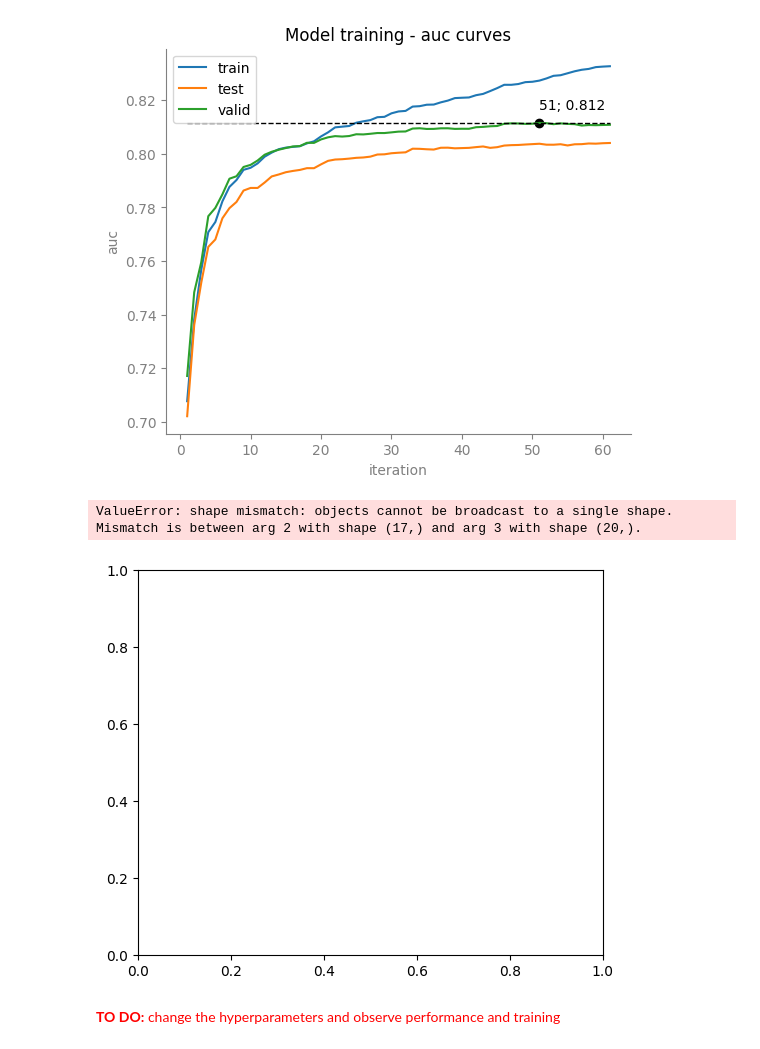
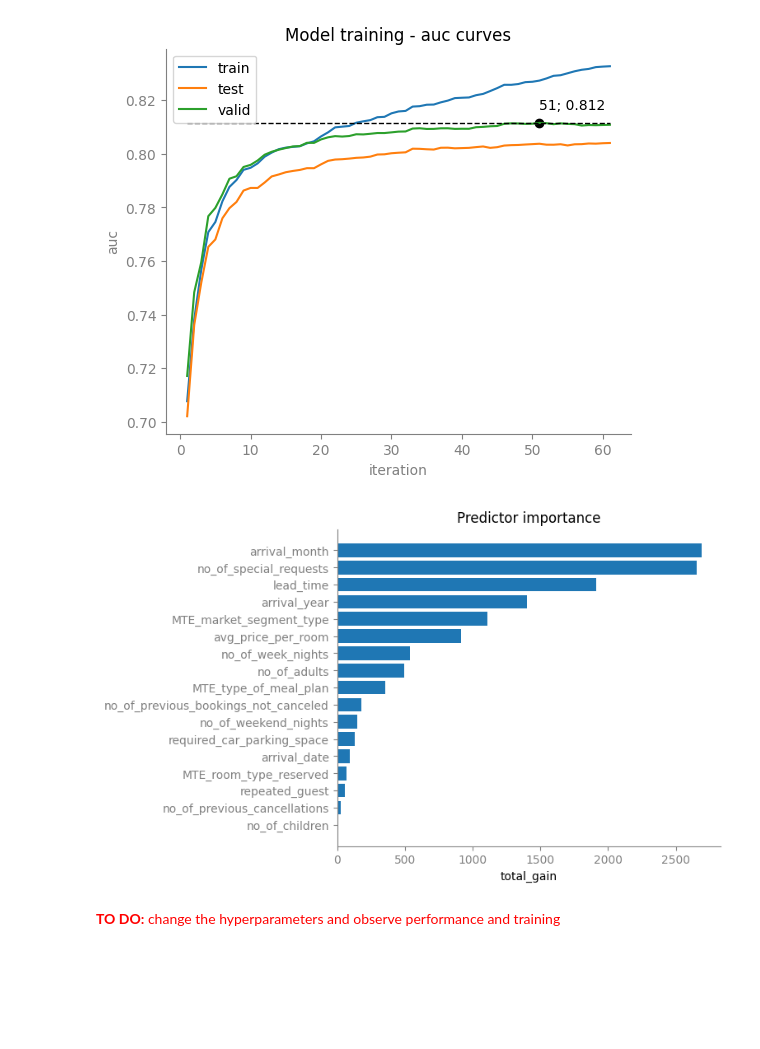
Before and after one commit to ancabenca/ds2-hw, a Jupyter notebook: Assigment1_Vojta/xgboost- modelBuilding.ipynb, the cells around one changed output. Drawn from its saved outputs; the diff is of its cells as text; code cells hidden in the pictures; blank space fills up the shorter version.

Commit message:
Oprava Predictor importance obrázku

```diff
--- a/Assigment1_Vojta/xgboost- modelBuilding.ipynb
+++ b/Assigment1_Vojta/xgboost- modelBuilding.ipynb
@@ -387,29 +387,28 @@ ax.tick_params(axis='x', colors='gray')
 # %%
 importance_type = 'total_gain'
 
 predictor_strength = sorted([(k, v) for k,v in booster.get_score(importance_type = importance_type).items()], key = lambda x: x[1], reverse = True)
 predictor_strength = pd.DataFrame(predictor_strength, columns = ['predictor', 'strength'])
 
 fig = plt.figure(figsize=(6,5))
 
-n_strongest = 20
-plt.barh(range(n_strongest, 0, -1), predictor_strength['strength'].iloc[0:20])
-plt.yticks(range(n_strongest, 0, -1), predictor_strength['predictor'].iloc[0:20])
+n_strongest = 17
+plt.barh(range(n_strongest, 0, -1), predictor_strength['strength'].iloc[0:17])
+plt.yticks(range(n_strongest, 0, -1), predictor_strength['predictor'].iloc[0:17])
 plt.xlabel(importance_type)
 plt.title('Predictor importance')
 
 ax = plt.gca()
 ax.spines['right'].set_visible(False)
 ax.spines['top'].set_visible(False)
 ax.spines['left'].set_color('gray')
 ax.spines['bottom'].set_color('gray')
 ax.tick_params(axis='y', colors='gray')
 ax.tick_params(axis='x', colors='gray')
 
 plt.show()
 # %% [output]
-ValueError: shape mismatch: objects cannot be broadcast to a single shape.  Mismatch is between arg 2 with shape (17,) and arg 3 with shape (20,).
-[figure, old version]
+[figure, new version]
 # %% [markdown]
 <span style="color:red">**TO DO:** change the hyperparameters and observe performance and training</span>
 # %% [markdown]
```
